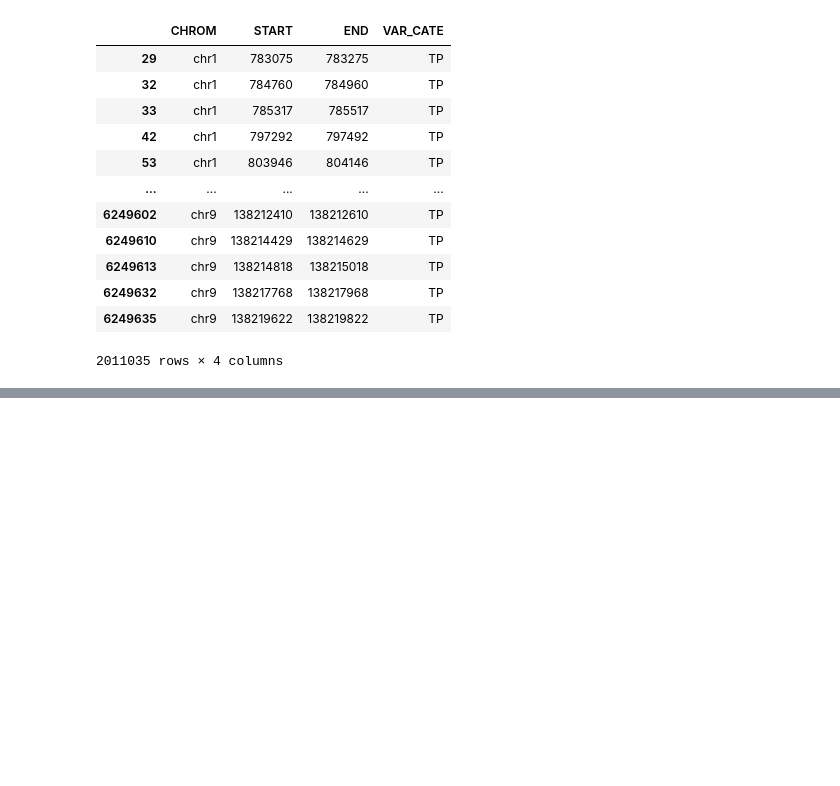
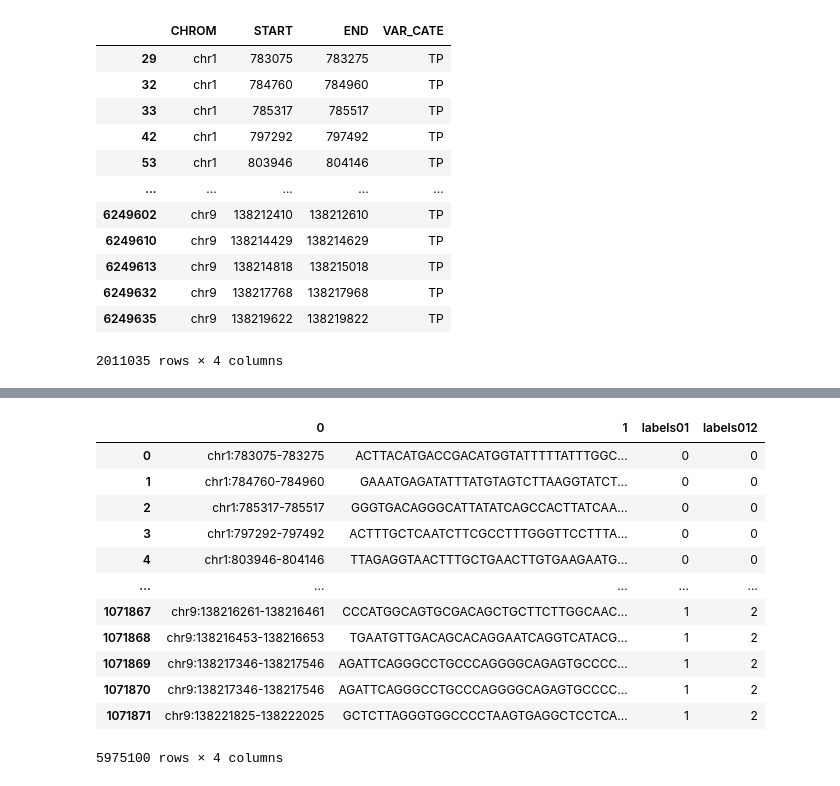
Before and after one commit to NguyenMaiAnh-Do/bash_script, a Jupyter notebook: bash_script/get_flanking.ipynb, the cells around one changed output, grey strips where cells are left out. Cells and saved outputs as stored; diff of their text form; code cells hidden in the pictures; blank space fills up the shorter version.

```diff
--- a/bash_script/get_flanking.ipynb
+++ b/bash_script/get_flanking.ipynb
@@ -211,0 +267,19 @@ fn_flaking
+# %%
+#concate the three tables:
+
+df_labels = pd.concat([tp_flank, fp_flank, fn_flank])
+df_labels
+# %% [output]
+|  | 0 | 1 | labels01 | labels012 |
+| 0 | chr1:783075-783275 | ACTTACATGACCGACATGGTATTTTTATTTGGC... | 0 | 0 |
+| 1 | chr1:784760-784960 | GAAATGAGATATTTATGTAGTCTTAAGGTATCT... | 0 | 0 |
+| 2 | chr1:785317-785517 | GGGTGACAGGGCATTATATCAGCCACTTATCAA... | 0 | 0 |
+| 3 | chr1:797292-797492 | ACTTTGCTCAATCTTCGCCTTTGGGTTCCTTTA... | 0 | 0 |
+| 4 | chr1:803946-804146 | TTAGAGGTAACTTTGCTGAACTTGTGAAGAATG... | 0 | 0 |
+| ... | ... | ... | ... | ... |
+| 1071867 | chr9:138216261-138216461 | CCCATGGCAGTGCGACAGCTGCTTCTTGGCAAC... | 1 | 2 |
+| 1071868 | chr9:138216453-138216653 | TGAATGTTGACAGCACAGGAATCAGGTCATACG... | 1 | 2 |
+| 1071869 | chr9:138217346-138217546 | AGATTCAGGGCCTGCCCAGGGGCAGAGTGCCCC... | 1 | 2 |
+| 1071870 | chr9:138217346-138217546 | AGATTCAGGGCCTGCCCAGGGGCAGAGTGCCCC... | 1 | 2 |
+| 1071871 | chr9:138221825-138222025 | GCTCTTAGGGTGGCCCCTAAGTGAGGCTCCTCA... | 1 | 2 |
+5975100 rows × 4 columns
```
Also changed, not shown: parts of 10 cells of this notebook.
